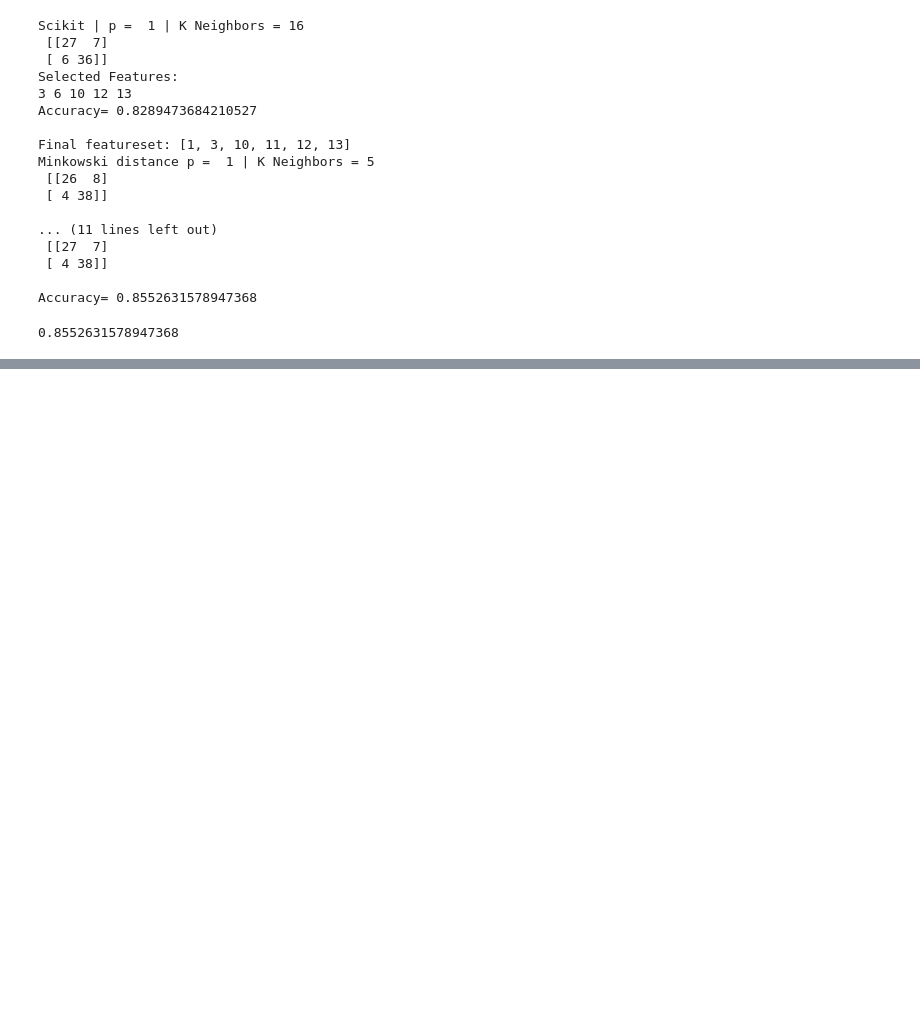
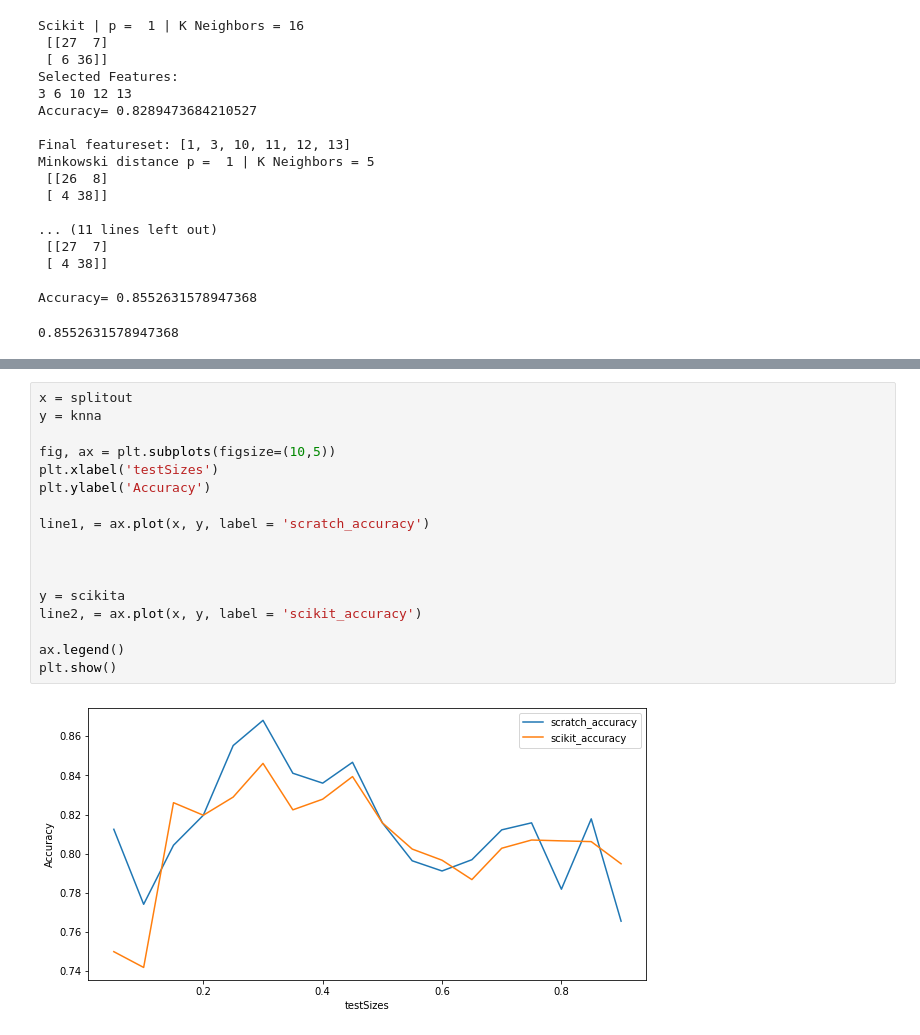
Before and after one commit to adil-ammar/Heart-Disease-Prediction, a Jupyter notebook: src/knn_scratch.ipynb, the cells around one changed output, grey strips where cells are left out. Saved outputs shown, nothing was run; the diff lists cells and outputs as text; blank space fills up the shorter version.

```diff
--- a/src/knn_scratch.ipynb
+++ b/src/knn_scratch.ipynb
@@ -551,0 +733,19 @@ Accuracy= 0.8947368421052632
+# %%
+x = splitout
+y = knna
+
+fig, ax = plt.subplots(figsize=(10,5))
+plt.xlabel('testSizes')
+plt.ylabel('Accuracy')
+
+line1, = ax.plot(x, y, label = 'scratch_accuracy')
+
+
+
+y = scikita
+line2, = ax.plot(x, y, label = 'scikit_accuracy')
+
+ax.legend()
+plt.show()
+# %% [output]
+[figure, added]
```
Also changed, not shown: parts of 28 cells of this notebook.
